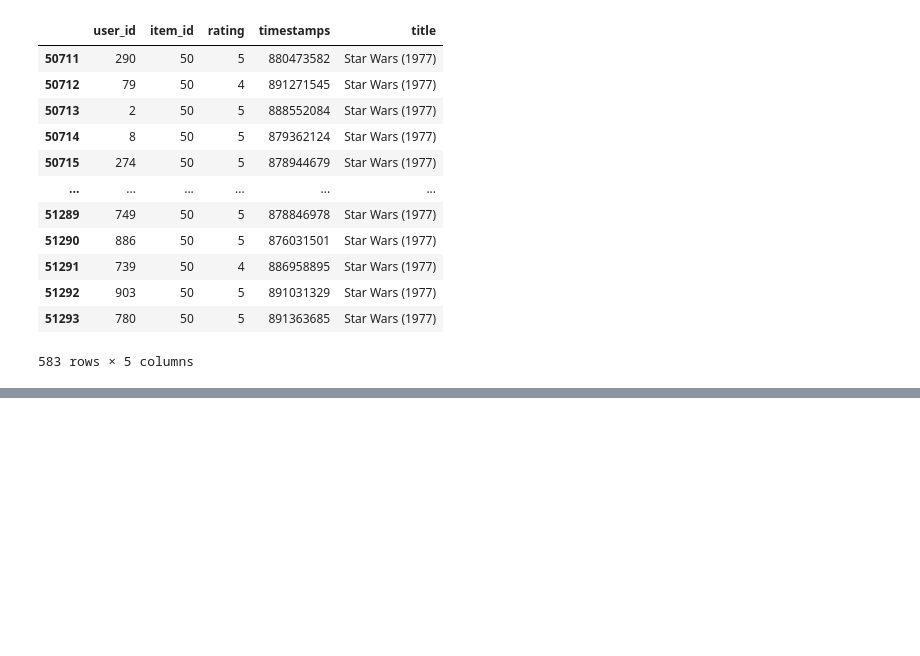
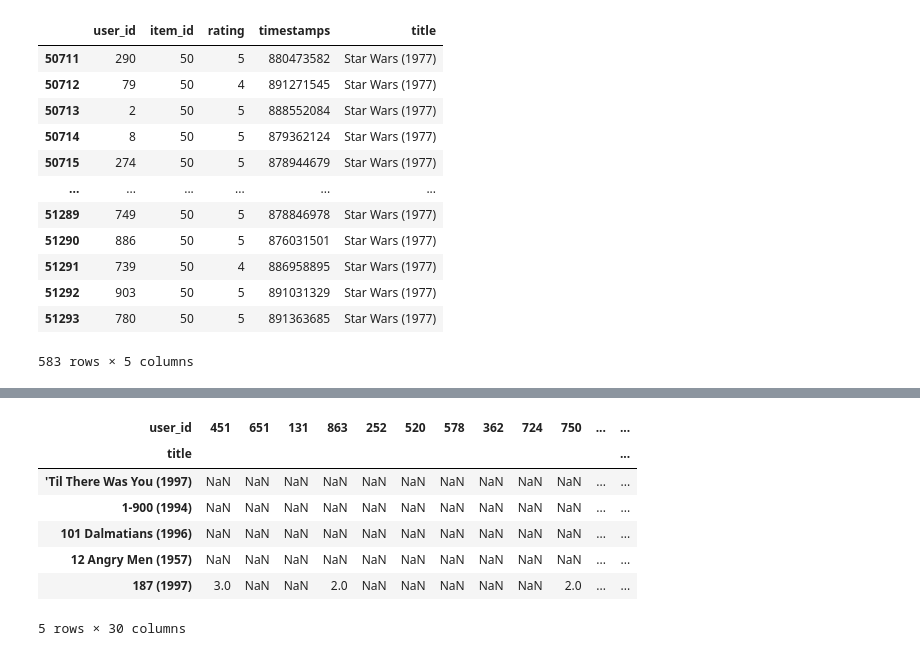
Before and after one commit to ali-d-nasseri/Recommender-System, a Jupyter notebook: Recommender Project.ipynb, the cells around one changed output, grey strips where cells are left out. Saved outputs shown, nothing was run; the diff lists cells and outputs as text; code cells hidden in the pictures; blank space fills up the shorter version.

```diff
--- a/Recommender Project.ipynb
+++ b/Recommender Project.ipynb
@@ -115,0 +155,11 @@ Name: 290, dtype: float64
+# %%
+df_top30.head()
+# %% [output]
+| user_id | 451 | 651 | 131 | 863 | 252 | 520 | 578 | 362 | 724 | 750 | ... | ... |
+| title |  |  |  |  |  |  |  |  |  |  |  | ... |
+| 'Til There Was You (1997) | NaN | NaN | NaN | NaN | NaN | NaN | NaN | NaN | NaN | NaN | ... | ... |
+| 1-900 (1994) | NaN | NaN | NaN | NaN | NaN | NaN | NaN | NaN | NaN | NaN | ... | ... |
+| 101 Dalmatians (1996) | NaN | NaN | NaN | NaN | NaN | NaN | NaN | NaN | NaN | NaN | ... | ... |
+| 12 Angry Men (1957) | NaN | NaN | NaN | NaN | NaN | NaN | NaN | NaN | NaN | NaN | ... | ... |
+| 187 (1997) | 3.0 | NaN | NaN | 2.0 | NaN | NaN | NaN | NaN | NaN | 2.0 | ... | ... |
+5 rows × 30 columns
```
Also changed, not shown: parts of 17 cells of this notebook, 4 other files.
